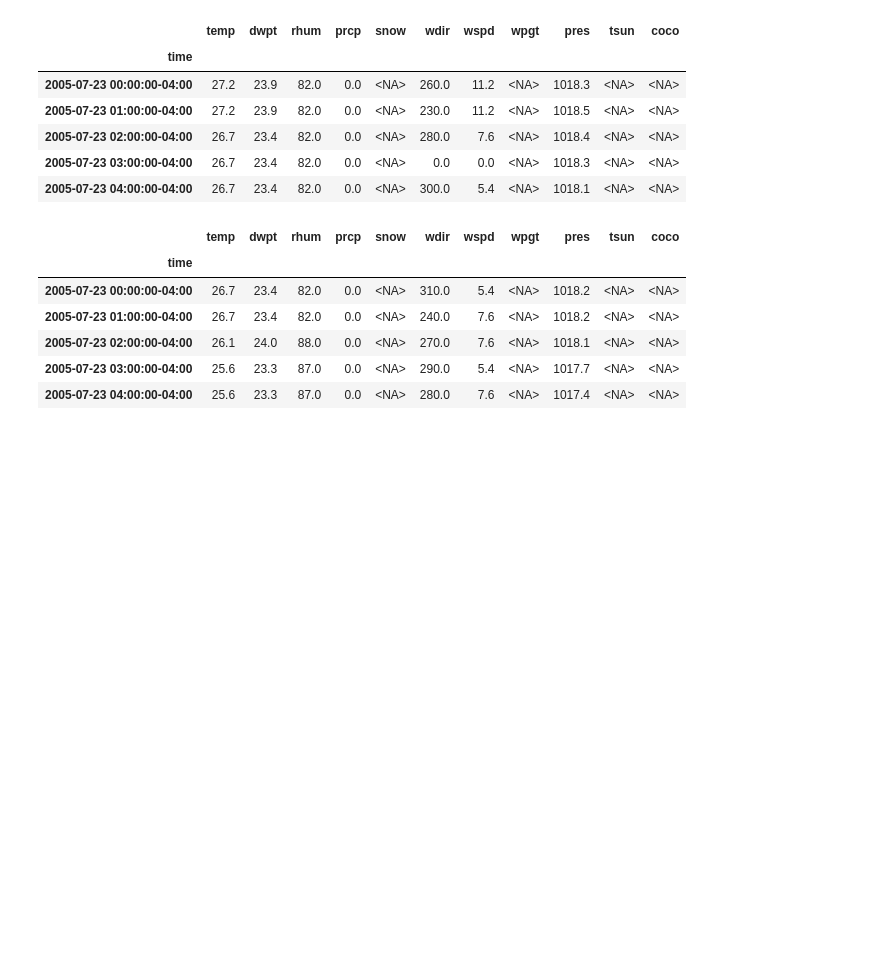
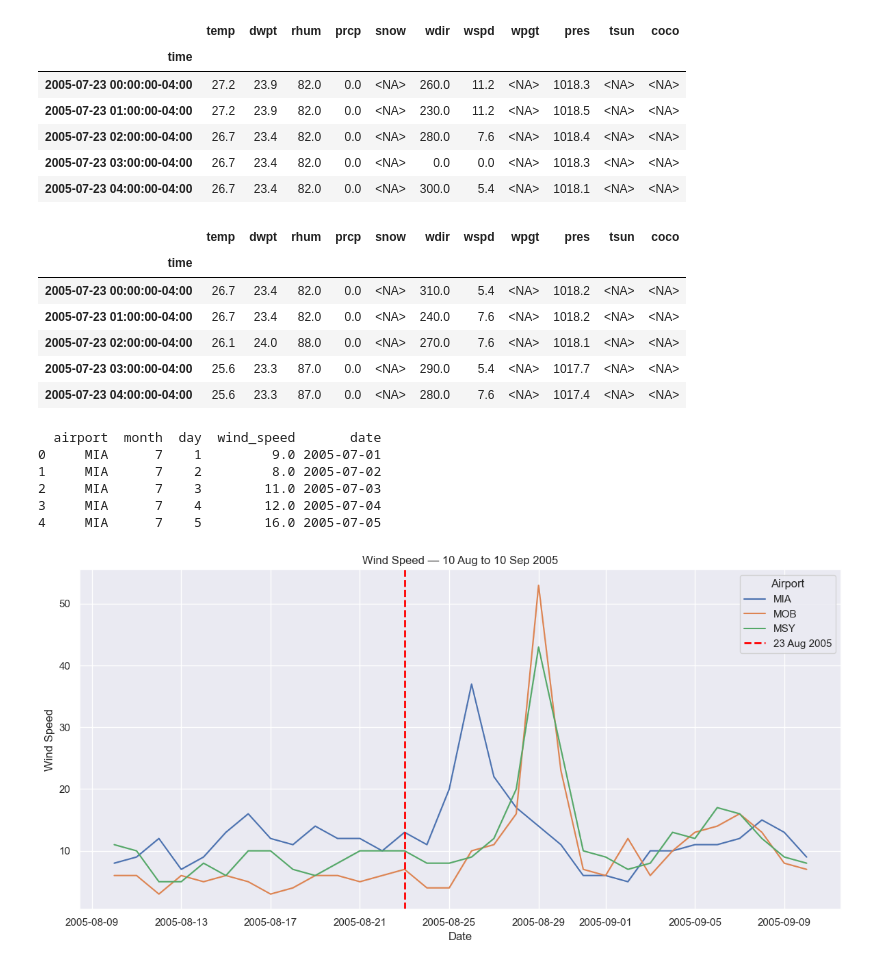
Before and after one commit to jonasvyma/below_zero, a Jupyter notebook: simone/weather_data_hourly.ipynb, the cells around one changed output. Drawn from its saved outputs; the diff is of its cells as text; code cells hidden in the pictures; blank space fills up the shorter version.

```diff
--- a/simone/weather_data_hourly.ipynb
+++ b/simone/weather_data_hourly.ipynb
@@ -73,3 +73,64 @@ weather_mra_df.head()
 | 2005-07-23 02:00:00-04:00 | 26.1 | 24.0 | 88.0 | 0.0 | <NA> | 270.0 | 7.6 | <NA> | 1018.1 | <NA> | <NA> |
 | 2005-07-23 03:00:00-04:00 | 25.6 | 23.3 | 87.0 | 0.0 | <NA> | 290.0 | 5.4 | <NA> | 1017.7 | <NA> | <NA> |
 | 2005-07-23 04:00:00-04:00 | 25.6 | 23.3 | 87.0 | 0.0 | <NA> | 280.0 | 7.6 | <NA> | 1017.4 | <NA> | <NA> |
+# %%
+import seaborn as sns
+import matplotlib.pyplot as plt
+import pandas as pd
+
+# safer path string
+xls_path = r"C:\Users\rizza\Desktop\gaussian_peppers\dbt_meteostat\below_zero\simone\weather data.xlsx"
+
+# load all sheets
+xls = pd.ExcelFile(xls_path)
+dfs = [pd.read_excel(xls, sheet_name=s) for s in xls.sheet_names]
+
+# combine into one dataframe
+df = pd.concat(dfs, ignore_index=True)
+
+# build a proper datetime column (choose your year, e.g. 2005)
+YEAR = 2005
+df["date"] = pd.to_datetime({
+    "year": YEAR,
+    "month": df["month"],
+    "day": df["day"]
+})
+
+print(df.head())
+# %% [output]
+  airport  month  day  wind_speed       date
+0     MIA      7    1         9.0 2005-07-01
+1     MIA      7    2         8.0 2005-07-02
+2     MIA      7    3        11.0 2005-07-03
+3     MIA      7    4        12.0 2005-07-04
+4     MIA      7    5        16.0 2005-07-05
+# %%
+# define date window
+start = pd.to_datetime("2005-08-10")
+end   = pd.to_datetime("2005-09-10")
+
+# filter for that period
+period_df = df[(df["date"] >= start) & (df["date"] <= end)]
+
+# plot
+sns.set_theme()
+plt.figure(figsize=(12,6))
+
+sns.lineplot(
+    data=period_df,
+    x="date",
+    y="wind_speed",
+    hue="airport"
+)
+
+# vertical line at 23 August 2005
+plt.axvline(pd.to_datetime("2005-08-23"), color="red", linestyle="--", linewidth=2, label="23 Aug 2005")
+
+plt.title("Wind Speed — 10 Aug to 10 Sep 2005")
+plt.xlabel("Date")
+plt.ylabel("Wind Speed")
+plt.legend(title="Airport")
+plt.tight_layout()
+plt.show()
+# %% [output]
+[figure, added]
```
Also changed, not shown: parts of 2 cells of this notebook, 2 other files.
